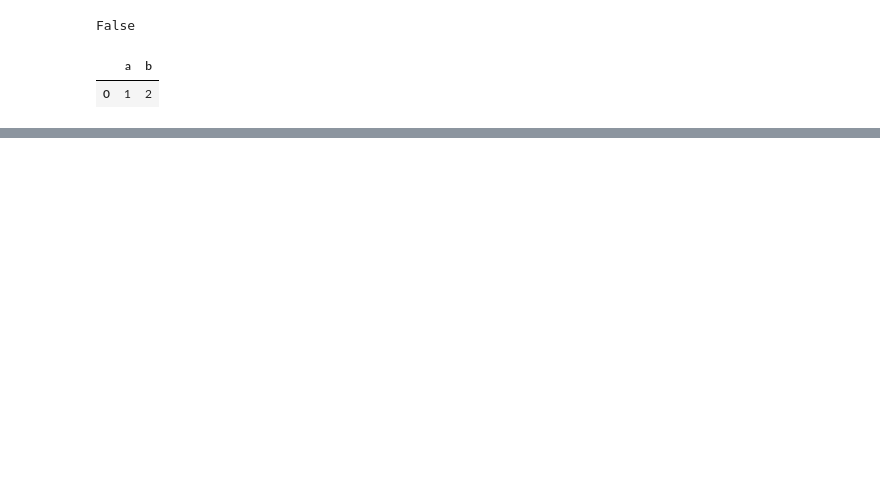
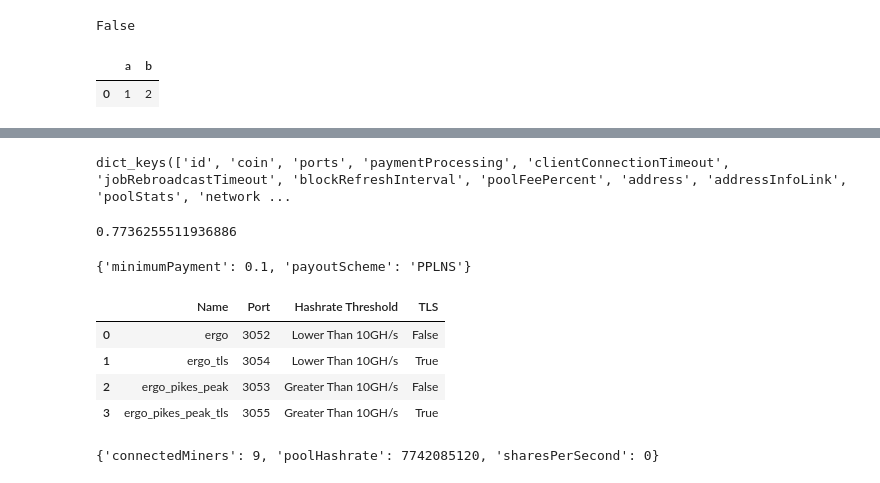
Before and after one commit to marctheshark3/sigmanaut-mining-pool-ui, a Jupyter notebook: prototype.ipynb, the cells around one changed output, grey strips where cells are left out. Saved outputs shown, nothing was run; the diff lists cells and outputs as text; code cells hidden in the pictures; blank space fills up the shorter version.

```diff
--- a/prototype.ipynb
+++ b/prototype.ipynb
@@ -159,0 +144,11 @@ random.randrange(0,5)
+# %%
+url ='http://15.204.211.130:4000/api/pools/ErgoSigmanauts'
+
+pool = reader.get_api_data(url)['pool']
+pool.keys()
+# %% [output]
+dict_keys(['id', 'coin', 'ports', 'paymentProcessing', 'clientConnectionTimeout', 'jobRebroadcastTimeout', 'blockRefreshInterval', 'poolFeePercent', 'address', 'addressInfoLink', 'poolStats', 'network ...
+# %%
+pool['poolEffort']
+# %% [output]
+0.7736255511936886
@@ -159,0 +160,23 @@ random.randrange(0,5)
+# %%
+payment_data
+# %% [output]
+{'minimumPayment': 0.1, 'payoutScheme': 'PPLNS'}
+# %%
+port_data = pool['ports']
+
+ls = []
+for port in port_data:
+    temp = port_data[port]
+    if 'pikes_peak' in temp['name']:
+        high_or_low = 'Greater Than 10GH/s'
+    else:
+        high_or_low = 'Lower Than 10GH/s'
+    ls.append([temp['name'], port, high_or_low, temp['tls']])
+df = pd.DataFrame(ls, columns=['Name', 'Port', 'Hashrate Threshold', 'TLS'])
+df
+# %% [output]
+|  | Name | Port | Hashrate Threshold | TLS |
+| 0 | ergo | 3052 | Lower Than 10GH/s | False |
+| 1 | ergo_tls | 3054 | Lower Than 10GH/s | True |
+| 2 | ergo_pikes_peak | 3053 | Greater Than 10GH/s | False |
+| 3 | ergo_pikes_peak_tls | 3055 | Greater Than 10GH/s | True |
@@ -159,0 +196,4 @@ random.randrange(0,5)
+# %%
+pool_stats
+# %% [output]
+{'connectedMiners': 9, 'poolHashrate': 7742085120, 'sharesPerSecond': 0}
```
Also changed, not shown: parts of 15 cells of this notebook, 15 other files.
